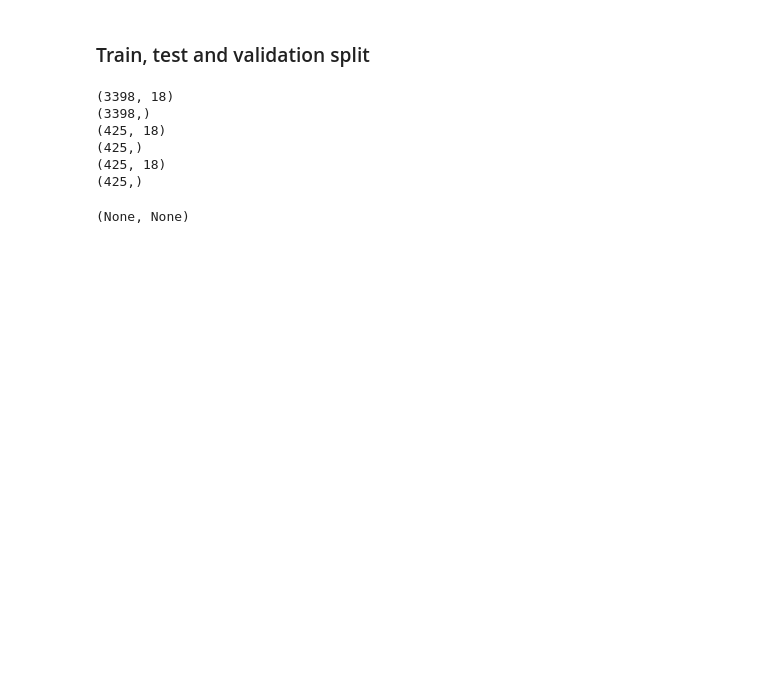
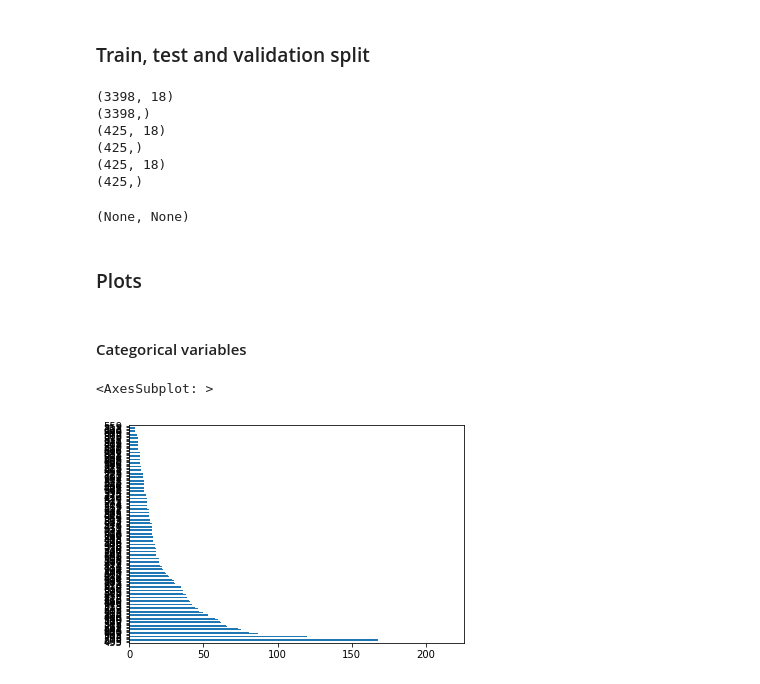
Before and after one commit to rafal-mokrzycki/us-stores-sales, a Jupyter notebook: us-stores-sales.ipynb, the cells around one changed output. Cells and saved outputs as stored; diff of their text form; code cells hidden in the pictures; blank space fills up the shorter version.

Commit message:
add exploratory analysis (plots)

```diff
--- a/us-stores-sales.ipynb
+++ b/us-stores-sales.ipynb
@@ -166,3 +166,12 @@ print(X_test.shape), print(y_test.shape)
 (425, 18)
 (425,)
 (None, None)
+# %% [markdown]
+### Plots
+# %% [markdown]
+#### Categorical variables
+# %%
+df_no_date['Area Code'].value_counts().plot(kind='barh')
+# %% [output]
+<AxesSubplot: >
+[figure, added]
```
Also changed, not shown: parts of 16 cells of this notebook.
